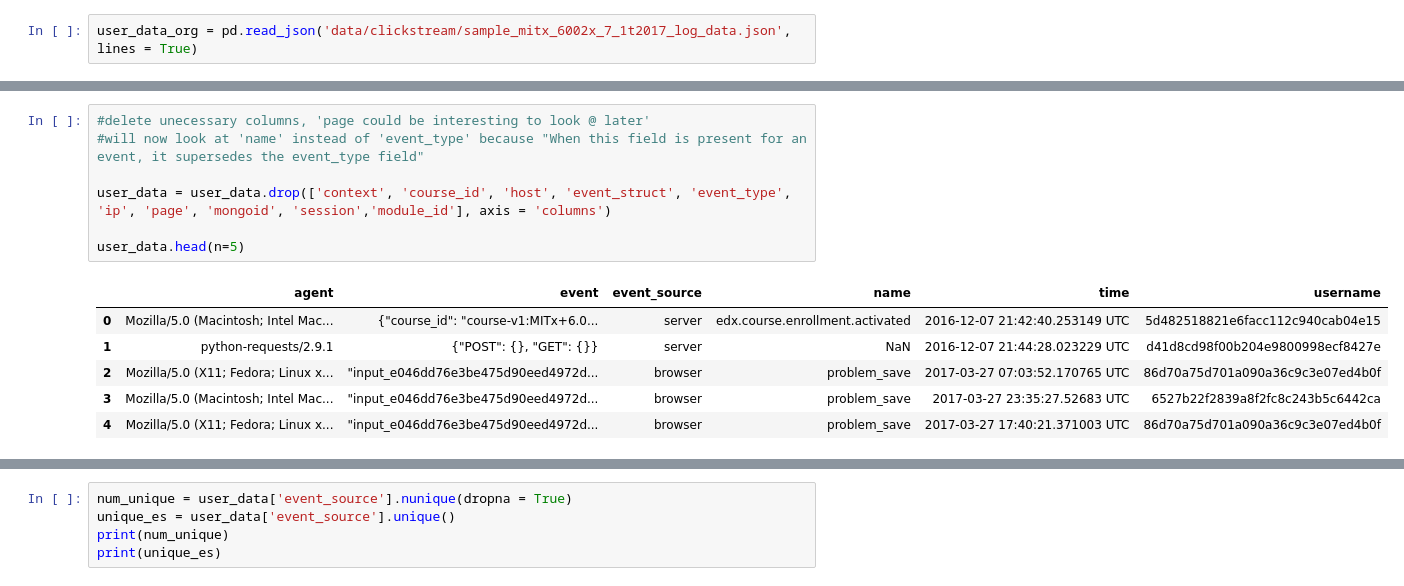
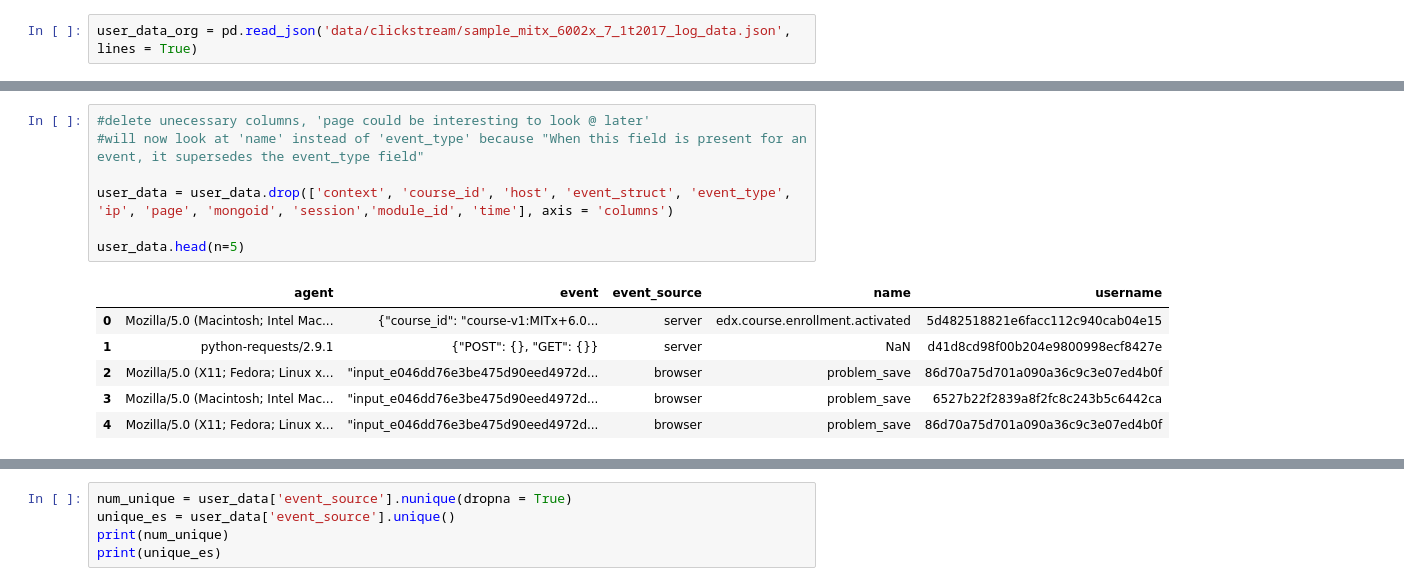
Before and after one commit to jyoonkim/Test, a Jupyter notebook: user_device_hb.ipynb, the cells around one changed output, grey strips where cells are left out. Cells and saved outputs as stored; diff of their text form.

```diff
--- a/user_device_hb.ipynb
+++ b/user_device_hb.ipynb
@@ -50,17 +53,17 @@ user_data.head(2)
 # %%
 #delete unecessary columns, 'page could be interesting to look @ later'
 #will now look at 'name' instead of 'event_type' because "When this field is present for an event, it supersedes the event_type field"
 
-user_data = user_data.drop(['context', 'course_id', 'host', 'event_struct', 'event_type', 'ip', 'page', 'mongoid', 'session','module_id'], axis = 'columns')
+user_data = user_data.drop(['context', 'course_id', 'host', 'event_struct', 'event_type', 'ip', 'page', 'mongoid', 'session','module_id', 'time'], axis = 'columns')
 
 user_data.head(n=5)
 # %% [output]
-|  | agent | event | event_source | name | time | username |
-| 0 | Mozilla/5.0 (Macintosh; Intel Mac... | {"course_id": "course-v1:MITx+6.0... | server | edx.course.enrollment.activated | 2016-12-07 21:42:40.253149 UTC | 5d482518821e6facc112c940cab04e15 |
-| 1 | python-requests/2.9.1 | {"POST": {}, "GET": {}} | server | NaN | 2016-12-07 21:44:28.023229 UTC | d41d8cd98f00b204e9800998ecf8427e |
-| 2 | Mozilla/5.0 (X11; Fedora; Linux x... | "input_e046dd76e3be475d90eed4972d... | browser | problem_save | 2017-03-27 07:03:52.170765 UTC | 86d70a75d701a090a36c9c3e07ed4b0f |
-| 3 | Mozilla/5.0 (Macintosh; Intel Mac... | "input_e046dd76e3be475d90eed4972d... | browser | problem_save | 2017-03-27 23:35:27.52683 UTC | 6527b22f2839a8f2fc8c243b5c6442ca |
-| 4 | Mozilla/5.0 (X11; Fedora; Linux x... | "input_e046dd76e3be475d90eed4972d... | browser | problem_save | 2017-03-27 17:40:21.371003 UTC | 86d70a75d701a090a36c9c3e07ed4b0f |
+|  | agent | event | event_source | name | username |
+| 0 | Mozilla/5.0 (Macintosh; Intel Mac... | {"course_id": "course-v1:MITx+6.0... | server | edx.course.enrollment.activated | 5d482518821e6facc112c940cab04e15 |
+| 1 | python-requests/2.9.1 | {"POST": {}, "GET": {}} | server | NaN | d41d8cd98f00b204e9800998ecf8427e |
+| 2 | Mozilla/5.0 (X11; Fedora; Linux x... | "input_e046dd76e3be475d90eed4972d... | browser | problem_save | 86d70a75d701a090a36c9c3e07ed4b0f |
+| 3 | Mozilla/5.0 (Macintosh; Intel Mac... | "input_e046dd76e3be475d90eed4972d... | browser | problem_save | 6527b22f2839a8f2fc8c243b5c6442ca |
+| 4 | Mozilla/5.0 (X11; Fedora; Linux x... | "input_e046dd76e3be475d90eed4972d... | browser | problem_save | 86d70a75d701a090a36c9c3e07ed4b0f |
 # %%
 #Searches for mobile users and adds them to new data frame with ONLY mobile users
 
```
Also changed, not shown: parts of 21 cells of this notebook.
